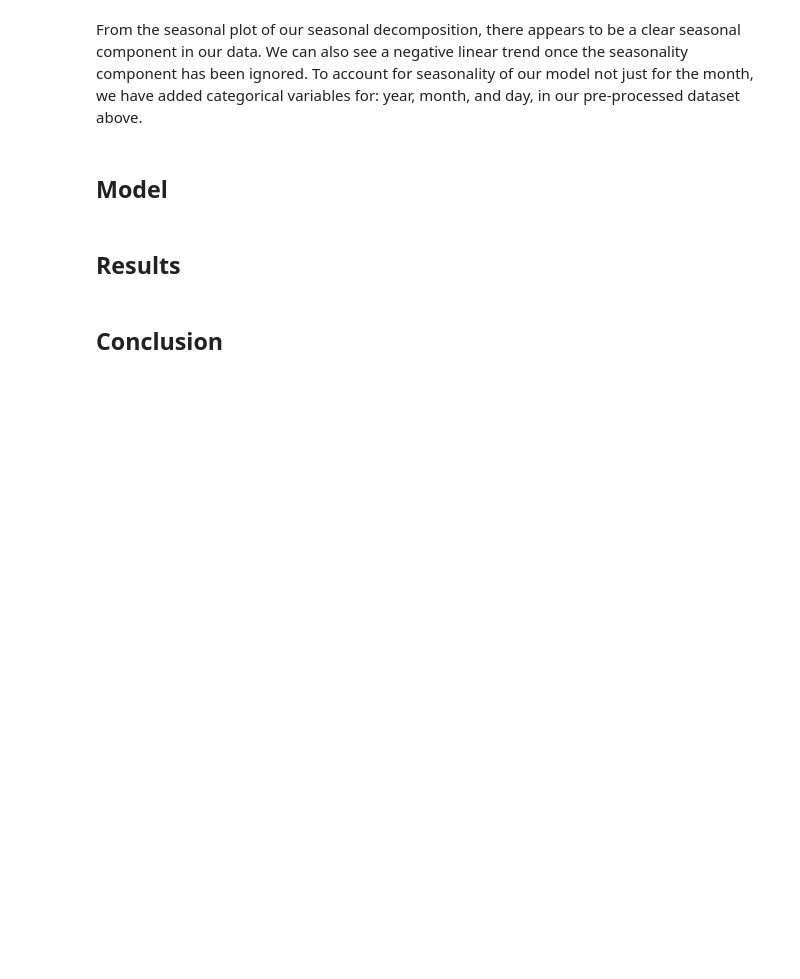
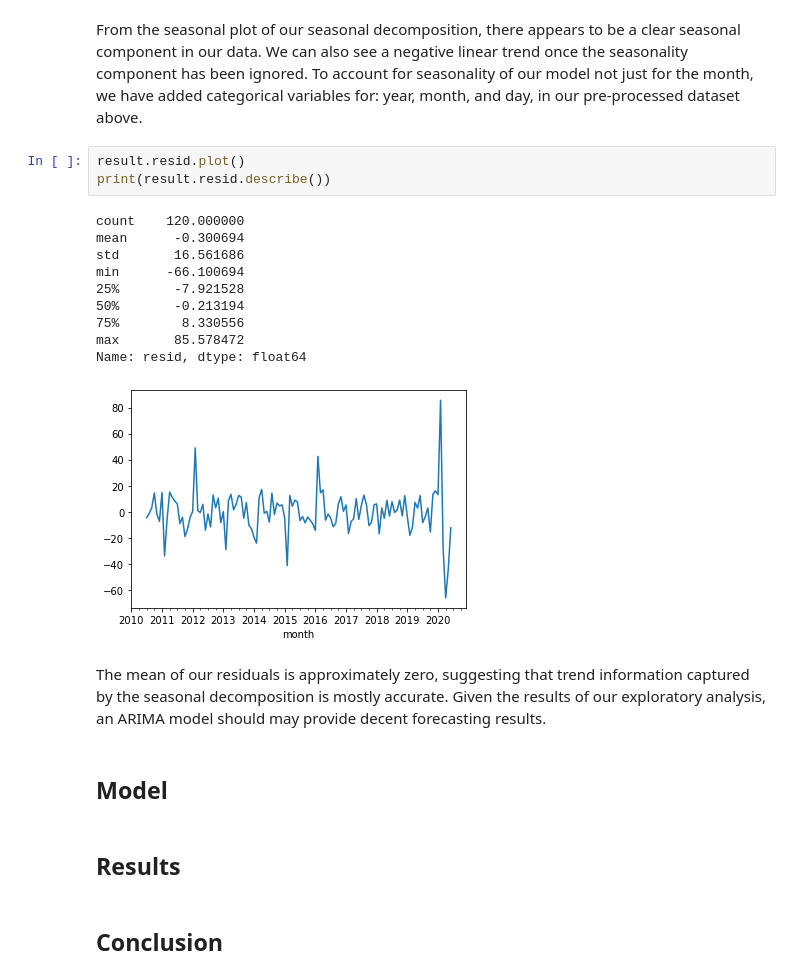
Before and after one commit to Achan40/chicago-crime, a Jupyter notebook: analysis/chicago-crime.ipynb, the cells around one changed output. Drawn from its saved outputs; the diff is of its cells as text; blank space fills up the shorter version.

```diff
--- a/analysis/chicago-crime.ipynb
+++ b/analysis/chicago-crime.ipynb
@@ -109,5 +105,21 @@ result.seasonal.plot()
 # %% [markdown]
 From the seasonal plot of our seasonal decomposition, there appears to be a clear seasonal component in our data. We can also see a negative linear trend once the seasonality component has been ignored. To account for seasonality of our model not just for the month, we have added categorical variables for: year, month, and day, in our pre-processed dataset above.
+# %%
+result.resid.plot()
+print(result.resid.describe())
+# %% [output]
+count    120.000000
+mean      -0.300694
+std       16.561686
+min      -66.100694
+25%       -7.921528
+50%       -0.213194
+75%        8.330556
+max       85.578472
+Name: resid, dtype: float64
+[figure, added]
+# %% [markdown]
+The mean of our residuals is approximately zero, suggesting that trend information captured by the seasonal decomposition is mostly accurate. Given the results of our exploratory analysis, an ARIMA model should may provide decent forecasting results.
 # %% [markdown]
 ## Model <a name="Model"></a>
 # %% [markdown]
```
Also changed, not shown: parts of 5 cells of this notebook.
